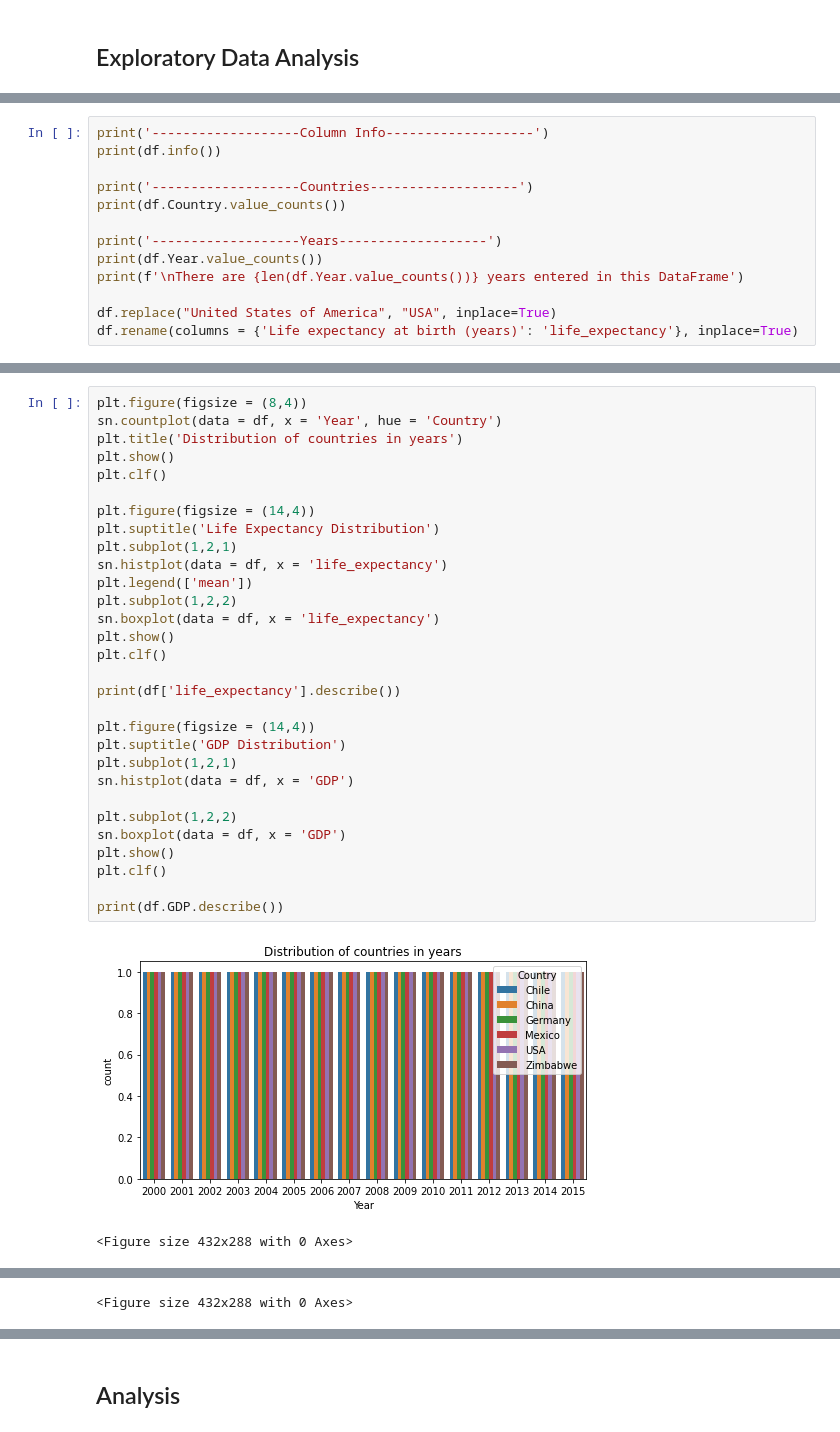
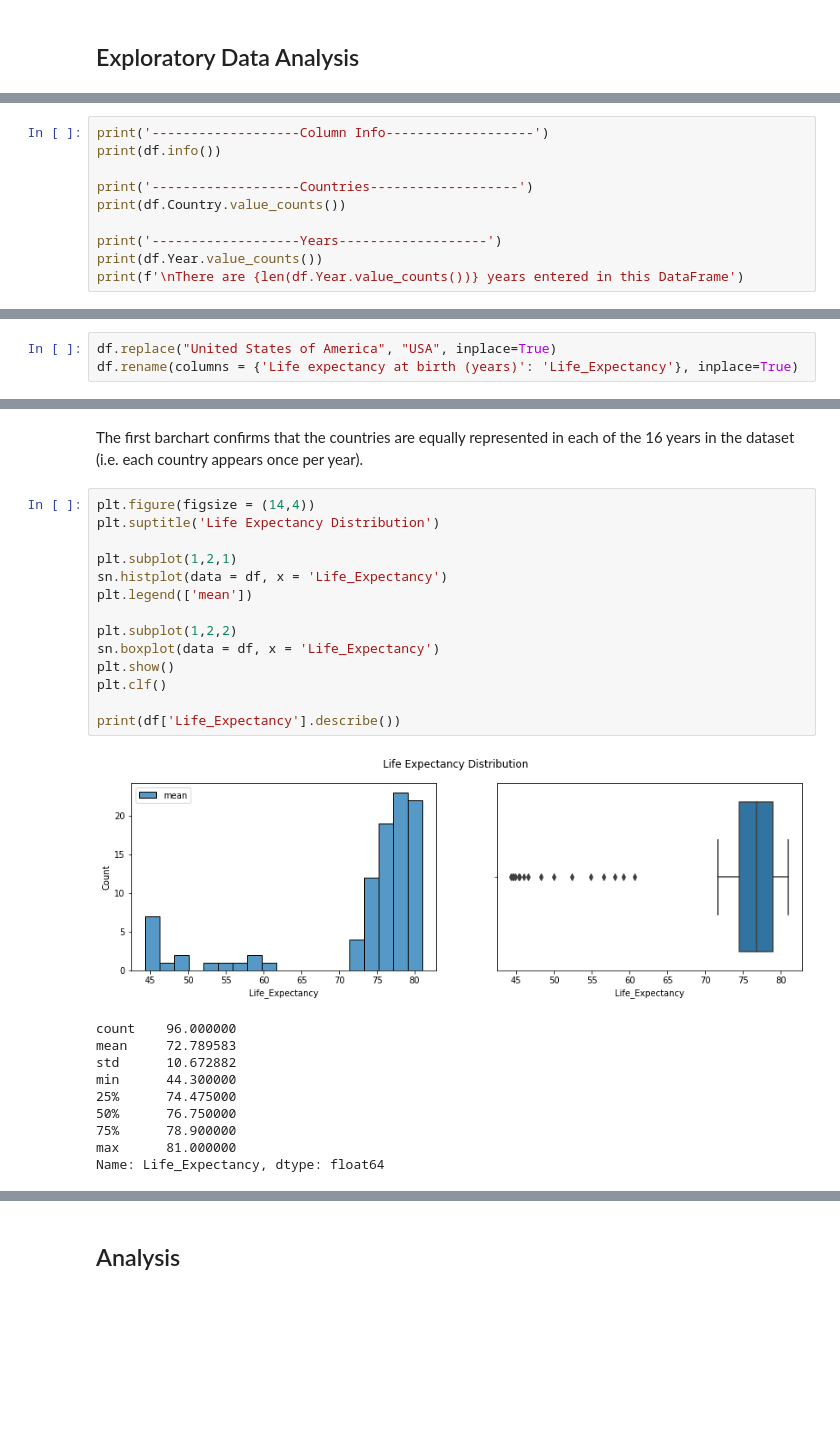
Before and after one commit to MarcoCamilo/Life-Expectancy-and-GDP-Starter, a Jupyter notebook: life_expectancy_gdp.ipynb, the cells around one changed output, grey strips where cells are left out. Cells and saved outputs as stored; diff of their text form; blank space fills up the shorter version.

```diff
--- a/life_expectancy_gdp.ipynb
+++ b/life_expectancy_gdp.ipynb
@@ -25,9 +41,6 @@ print(df.Country.value_counts())
 print('-------------------Years-------------------')
 print(df.Year.value_counts())
 print(f'\nThere are {len(df.Year.value_counts())} years entered in this DataFrame')
-
-df.replace("United States of America", "USA", inplace=True)
-df.rename(columns = {'Life expectancy at birth (years)': 'life_expectancy'}, inplace=True)
 # %% [output]
 -------------------Column Info-------------------
 <class 'pandas.core.frame.DataFrame'>
@@ -53 +68,4 @@ Based on this one can suspect all six countries are represented once in each of
+# %%
+df.replace("United States of America", "USA", inplace=True)
+df.rename(columns = {'Life expectancy at birth (years)': 'Life_Expectancy'}, inplace=True)
 # %% [markdown]
@@ -55,33 +82,27 @@ Next, I'll plot the information from the different columns, to visualize the dis
+# %% [markdown]
+The first barchart confirms that the countries are equally represented in each of the 16 years in the dataset (i.e. each country appears once per year).
 # %%
-plt.figure(figsize = (8,4))
-sn.countplot(data = df, x = 'Year', hue = 'Country')
-plt.title('Distribution of countries in years')
+plt.figure(figsize = (14,4))
+plt.suptitle('Life Expectancy Distribution')
+
+plt.subplot(1,2,1)
+sn.histplot(data = df, x = 'Life_Expectancy')
+plt.legend(['mean'])
+
+plt.subplot(1,2,2)
+sn.boxplot(data = df, x = 'Life_Expectancy')
 plt.show()
 plt.clf()
 
-plt.figure(figsize = (14,4))
-plt.suptitle('Life Expectancy Distribution')
-plt.subplot(1,2,1)
-sn.histplot(data = df, x = 'life_expectancy')
-plt.legend(['mean'])
-plt.subplot(1,2,2)
-sn.boxplot(data = df, x = 'life_expectancy')
-plt.show()
-plt.clf()
-
-print(df['life_expectancy'].describe())
-
-plt.figure(figsize = (14,4))
-plt.suptitle('GDP Distribution')
-plt.subplot(1,2,1)
-sn.histplot(data = df, x = 'GDP')
-
-plt.subplot(1,2,2)
-sn.boxplot(data = df, x = 'GDP')
-plt.show()
-plt.clf()
-
-print(df.GDP.describe())
+print(df['Life_Expectancy'].describe())
 # %% [output]
-[figure, old version]
+[figure, new version]
-<Figure size 432x288 with 0 Axes>
+count    96.000000
+mean     72.789583
+std      10.672882
+min      44.300000
+25%      74.475000
+50%      76.750000
+75%      78.900000
+max      81.000000
+Name: Life_Expectancy, dtype: float64
@@ -98 +109,0 @@ Name: life_expectancy, dtype: float64
-<Figure size 432x288 with 0 Axes>
```
Also changed, not shown: parts of 21 cells of this notebook, 2 other files.
